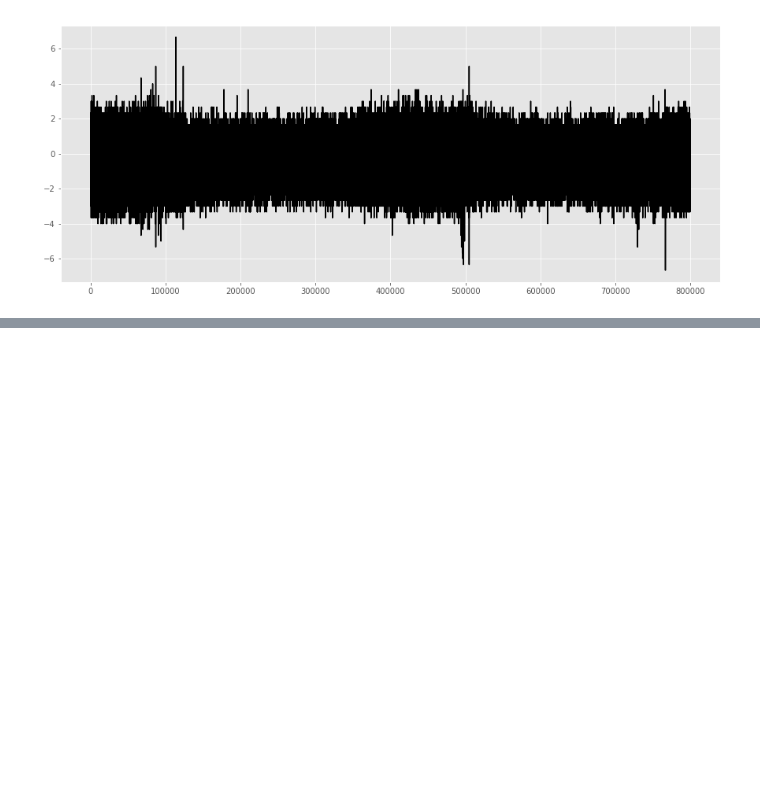
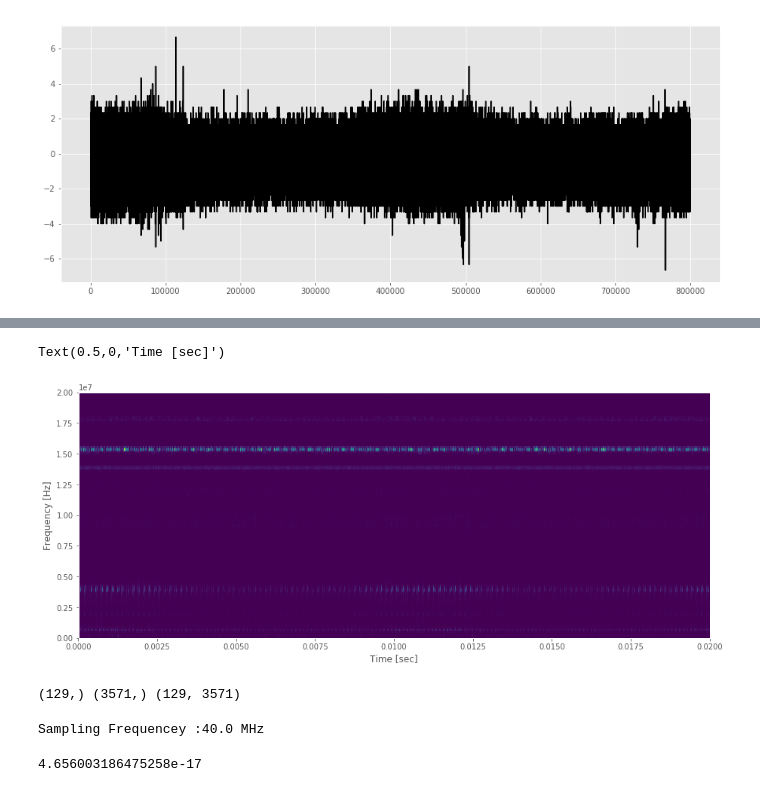
Before and after one commit to gokul-krishna/VSBPowerLineFaultDetection, a Jupyter notebook: SequenceComponents.ipynb, the cells around one changed output, grey strips where cells are left out. Saved outputs shown, nothing was run; the diff lists cells and outputs as text; code cells hidden in the pictures; blank space fills up the shorter version.

```diff
--- a/SequenceComponents.ipynb
+++ b/SequenceComponents.ipynb
@@ -236,0 +262,21 @@ plt.plot(zero, c='k')
+# %%
+f, t, Sxx = signal.spectrogram(x=zero, fs=SAMPLING_RATE,
+                               window='hamming')
+plt.pcolormesh(t, f, Sxx)
+plt.ylabel('Frequency [Hz]')
+plt.xlabel('Time [sec]')
+# %% [output]
+Text(0.5,0,'Time [sec]')
+[figure, added]
+# %%
+print(f.shape, t.shape, Sxx.shape)
+# %% [output]
+(129,) (3571,) (129, 3571)
+# %%
+print(f"Sampling Frequencey :{SAMPLING_RATE / 1e6} MHz")
+# %% [output]
+Sampling Frequencey :40.0 MHz
+# %%
+Sxx.min()
+# %% [output]
+4.656003186475258e-17
```
Also changed, not shown: parts of 28 cells of this notebook.
